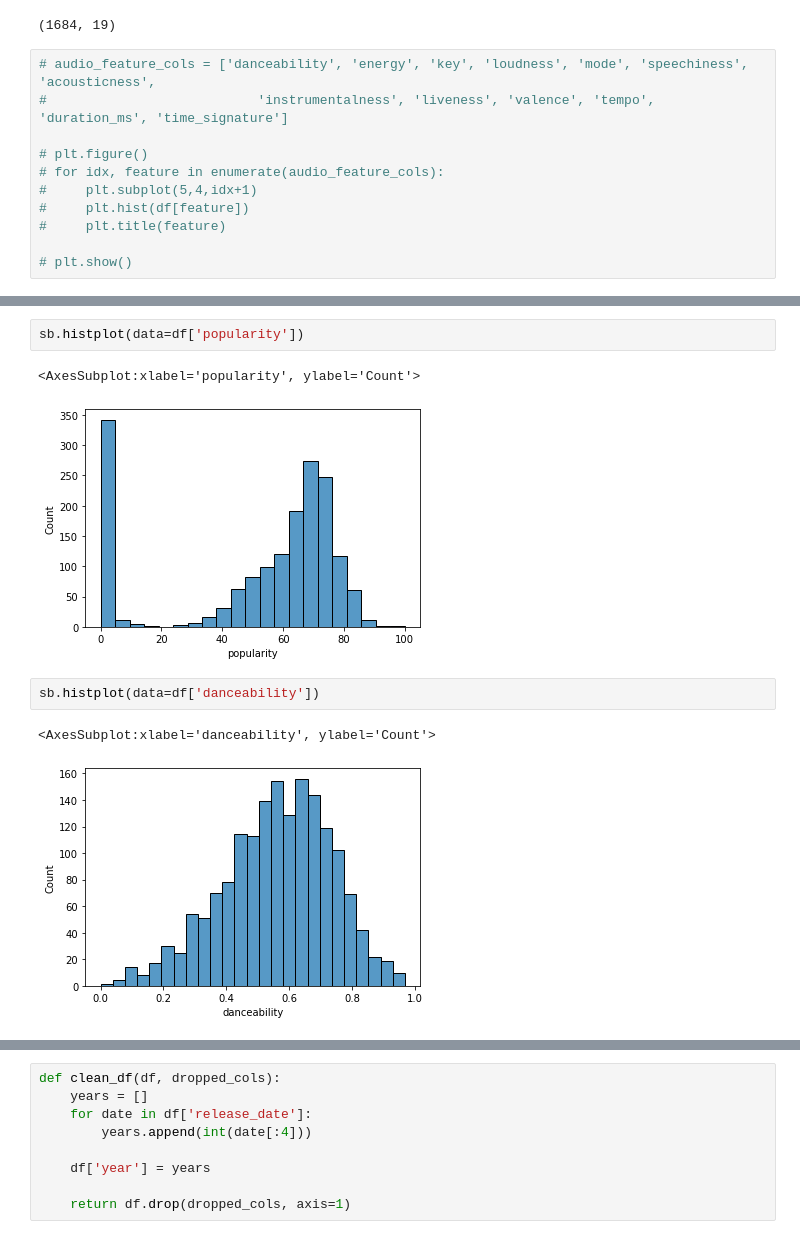
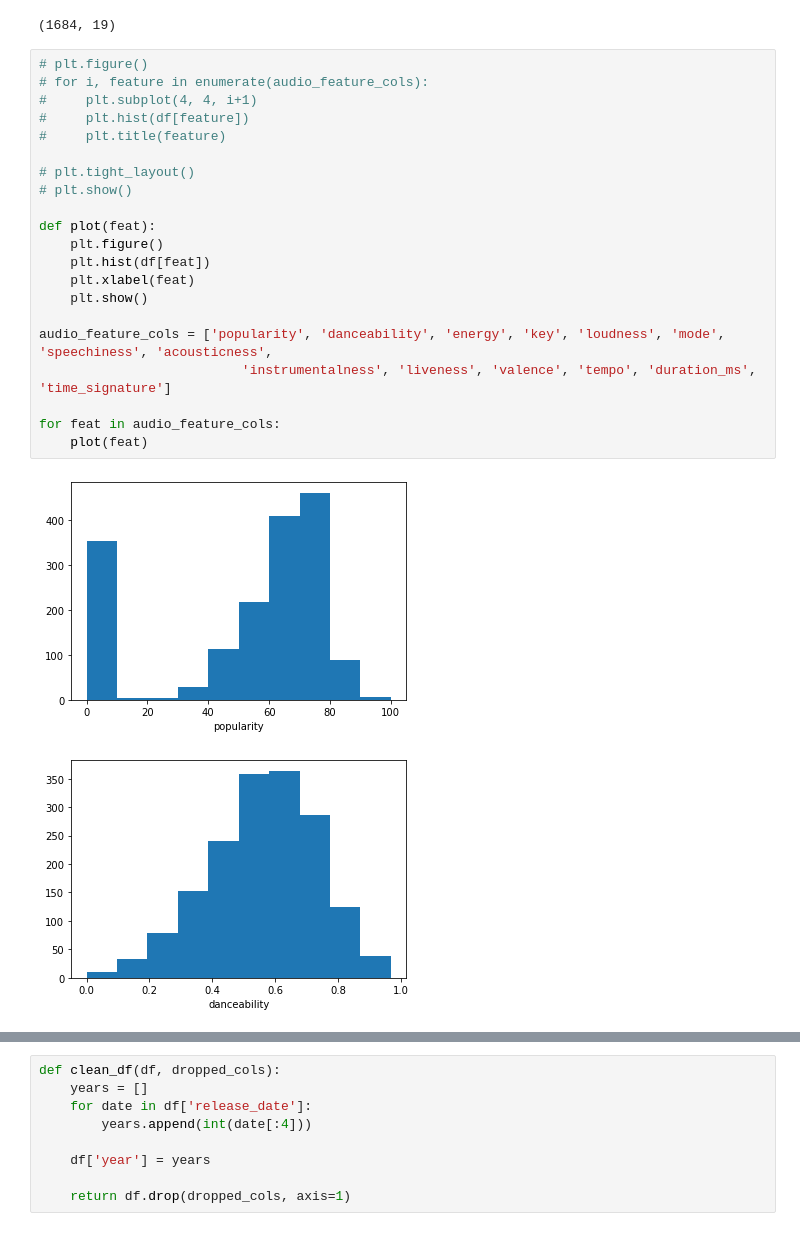
Before and after one commit to AntonioCuan/Music-Recommender, a Jupyter notebook: Music Recommender.ipynb, the cells around one changed output, grey strips where cells are left out. Drawn from its saved outputs; the diff is of its cells as text.

Commit message:
more condensed plotting

```diff
--- a/Music Recommender.ipynb
+++ b/Music Recommender.ipynb
@@ -20,13 +20,26 @@ df.shape
 # %% [output]
 (1684, 19)
 # %%
-# audio_feature_cols = ['danceability', 'energy', 'key', 'loudness', 'mode', 'speechiness', 'acousticness',
-#                           'instrumentalness', 'liveness', 'valence', 'tempo', 'duration_ms', 'time_signature']
-
 # plt.figure()
-# for idx, feature in enumerate(audio_feature_cols):
-#     plt.subplot(5,4,idx+1)
+# for i, feature in enumerate(audio_feature_cols):
+#     plt.subplot(4, 4, i+1)
 #     plt.hist(df[feature])
 #     plt.title(feature)
 
+# plt.tight_layout()
 # plt.show()
+
+def plot(feat):
+    plt.figure()
+    plt.hist(df[feat])
+    plt.xlabel(feat)
+    plt.show()
+
+audio_feature_cols = ['popularity', 'danceability', 'energy', 'key', 'loudness', 'mode', 'speechiness', 'acousticness',
+                          'instrumentalness', 'liveness', 'valence', 'tempo', 'duration_ms', 'time_signature']
+
+for feat in audio_feature_cols:
+    plot(feat)
+# %% [output]
+[figure, added]
+[figure, added]
@@ -33,10 +57,0 @@ df.shape
-# %%
-sb.histplot(data=df['popularity'])
-# %% [output]
-<AxesSubplot:xlabel='popularity', ylabel='Count'>
-[figure, removed]
-# %%
-sb.histplot(data=df['danceability'])
-# %% [output]
-<AxesSubplot:xlabel='danceability', ylabel='Count'>
-[figure, removed]
```
Also changed, not shown: parts of 14 cells of this notebook.
